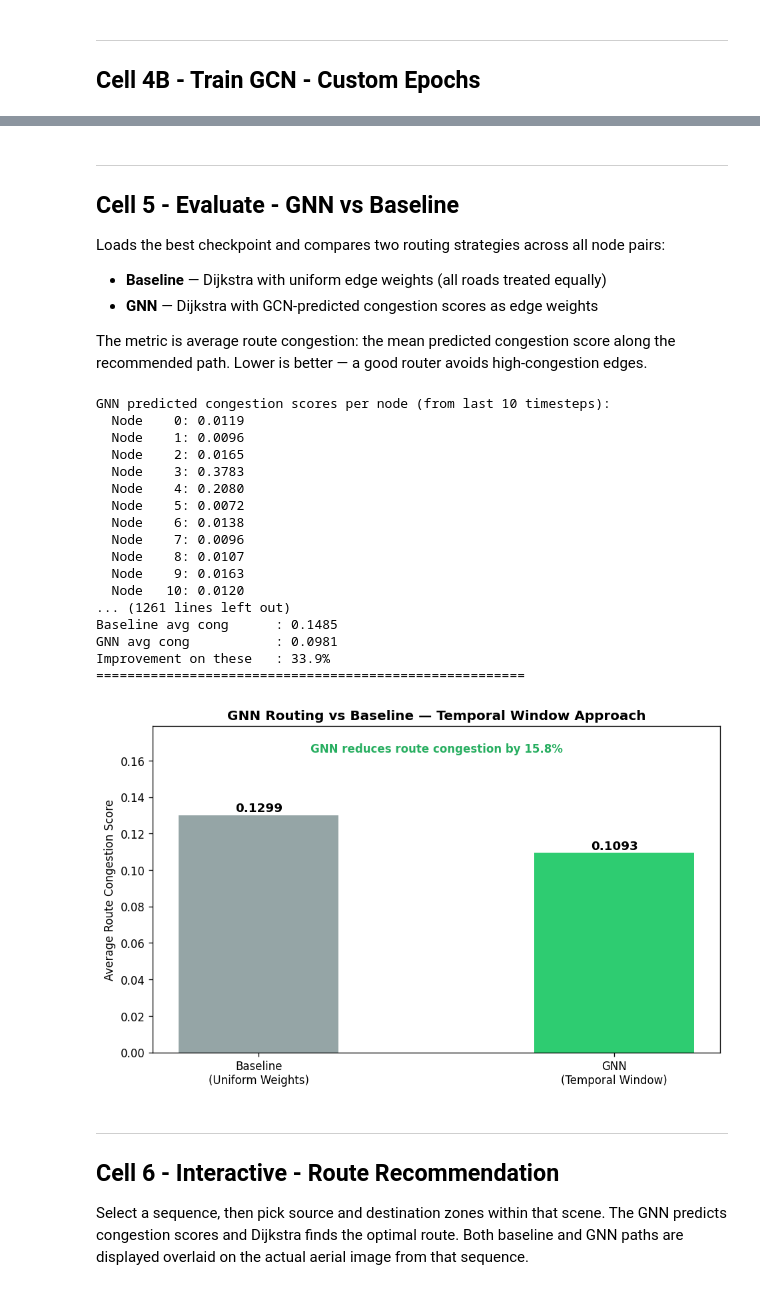
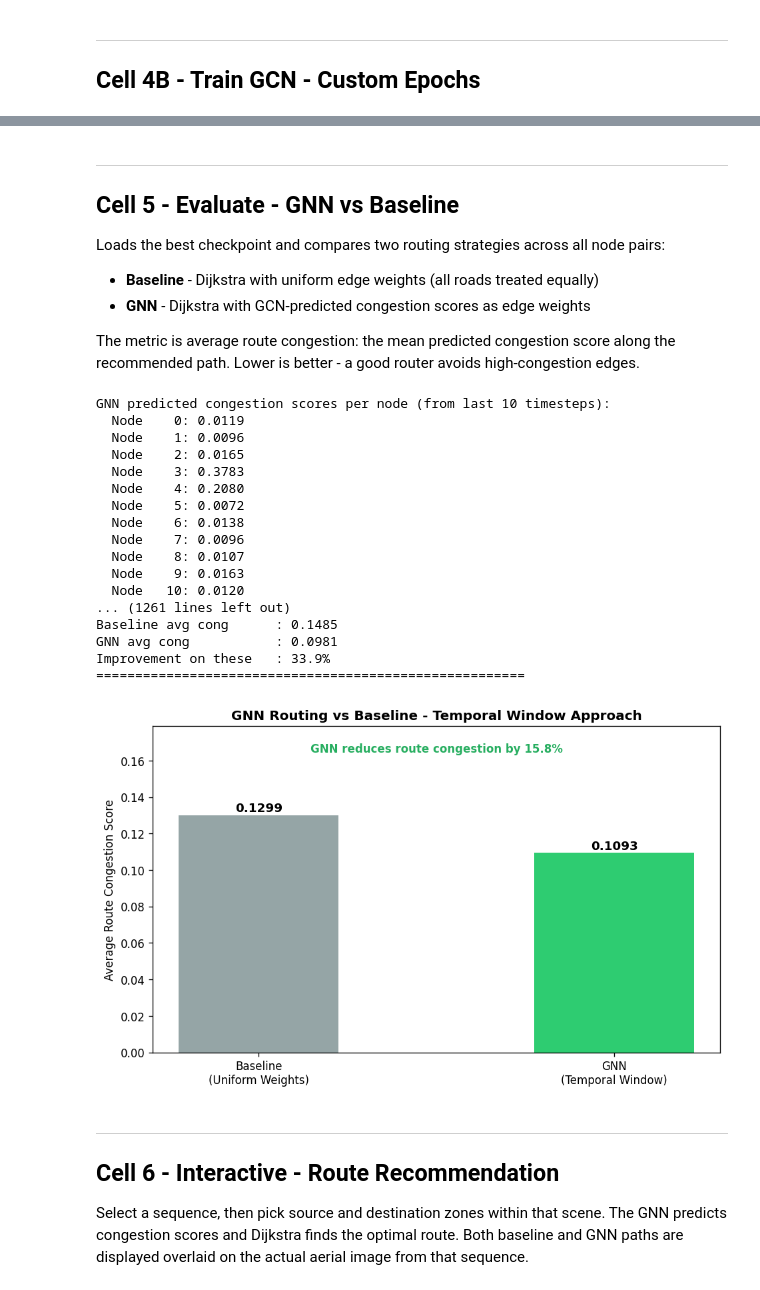
Before and after one commit to Andrew-Trautzsch/AdvAI-Final-Project, a Jupyter notebook: AdvAI_Final/gnn_routing.ipynb, the cells around one changed output, grey strips where cells are left out. Drawn from its saved outputs; the diff is of its cells as text; code cells hidden in the pictures.

Commit message:
updated visualization

```diff
--- a/AdvAI_Final/gnn_routing.ipynb
+++ b/AdvAI_Final/gnn_routing.ipynb
@@ -427,17 +403,17 @@ NameError: name 'TrafficGCN' is not defined
 
 Loads the best checkpoint and compares two routing strategies across all node pairs:
 
-- **Baseline** — Dijkstra with uniform edge weights (all roads treated equally)
-- **GNN** — Dijkstra with GCN-predicted congestion scores as edge weights
+- **Baseline** - Dijkstra with uniform edge weights (all roads treated equally)
+- **GNN** - Dijkstra with GCN-predicted congestion scores as edge weights
 
-The metric is average route congestion: the mean predicted congestion score along the recommended path. Lower is better — a good router avoids high-congestion edges.
+The metric is average route congestion: the mean predicted congestion score along the recommended path. Lower is better - a good router avoids high-congestion edges.
 # %%
 # Load best checkpoint
 model.load_state_dict(torch.load(GNN_CKPT, map_location=device))
 model.eval()
 
 # At inference time use the last WINDOW_SIZE timesteps as the current window
-# This mimics real deployment — you only have access to recent congestion history
+# This mimics real deployment - you only have access to recent congestion history
 with torch.no_grad():
     current_window = congestion[:, -WINDOW_SIZE:]    # [num_nodes, WINDOW_SIZE]
     gnn_scores     = model(current_window, edge_index).cpu().numpy()  # [num_nodes]
@@ -516,41 +492,41 @@ bars = ax.bar(
     width=0.45
 )
 ax.set_ylabel('Average Route Congestion Score')
-ax.set_title('GNN Routing vs Baseline — Temporal Window Approach',
+ax.set_title('GNN Routing vs Baseline - Temporal Window Approach',
              fontsize=12, fontweight='bold')
 ax.set_ylim(0, max(avg_base, avg_gnn) * 1.3 + 0.01)
 for bar, val in zip(bars, [avg_base, avg_gnn]):
     ax.text(bar.get_x() + bar.get_width() / 2,
             bar.get_height() + 0.002,
             f'{val:.4f}', ha='center', fontsize=11, fontweight='bold')
 ax.text(0.5, 0.92, f'GNN reduces route congestion by {improv:.1f}%',
         transform=ax.transAxes, ha='center', fontsize=10,
         color='#27ae60', fontweight='bold')
 plt.tight_layout()
 eval_path = os.path.join(OUTPUT_DIR, 'gnn_vs_baseline.png')
 plt.savefig(eval_path, dpi=120, bbox_inches='tight')
 plt.close()
 shutil.copy(eval_path, os.path.join(WEBSITE_DIR, 'gnn_vs_baseline.png'))
 ipy_display(IPyImage(filename=eval_path))
 # %% [output]
 GNN predicted congestion scores per node (from last 10 timesteps):
   Node    0: 0.0119
   Node    1: 0.0096
   Node    2: 0.0165
   Node    3: 0.3783
   Node    4: 0.2080
   Node    5: 0.0072
   Node    6: 0.0138
   Node    7: 0.0096
   Node    8: 0.0107
   Node    9: 0.0163
   Node   10: 0.0120
 ... (1261 lines left out)
 Baseline avg cong      : 0.1485
 GNN avg cong           : 0.0981
 Improvement on these   : 33.9%
 =======================================================
-[figure, old version]
+[figure, new version]
 # %% [markdown]
 ---
 ## Cell 6 - Interactive - Route Recommendation
```
Also changed, not shown: parts of 11 cells of this notebook, 1 other file.
